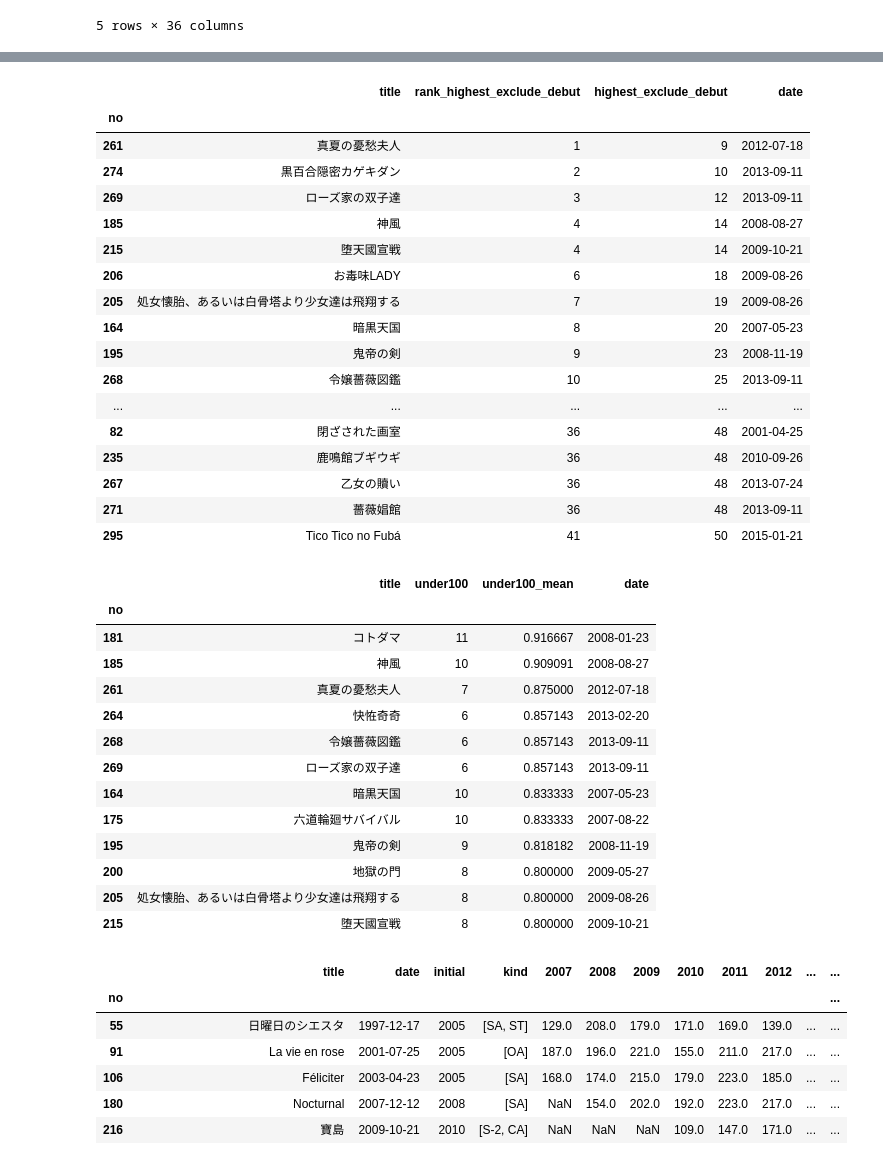
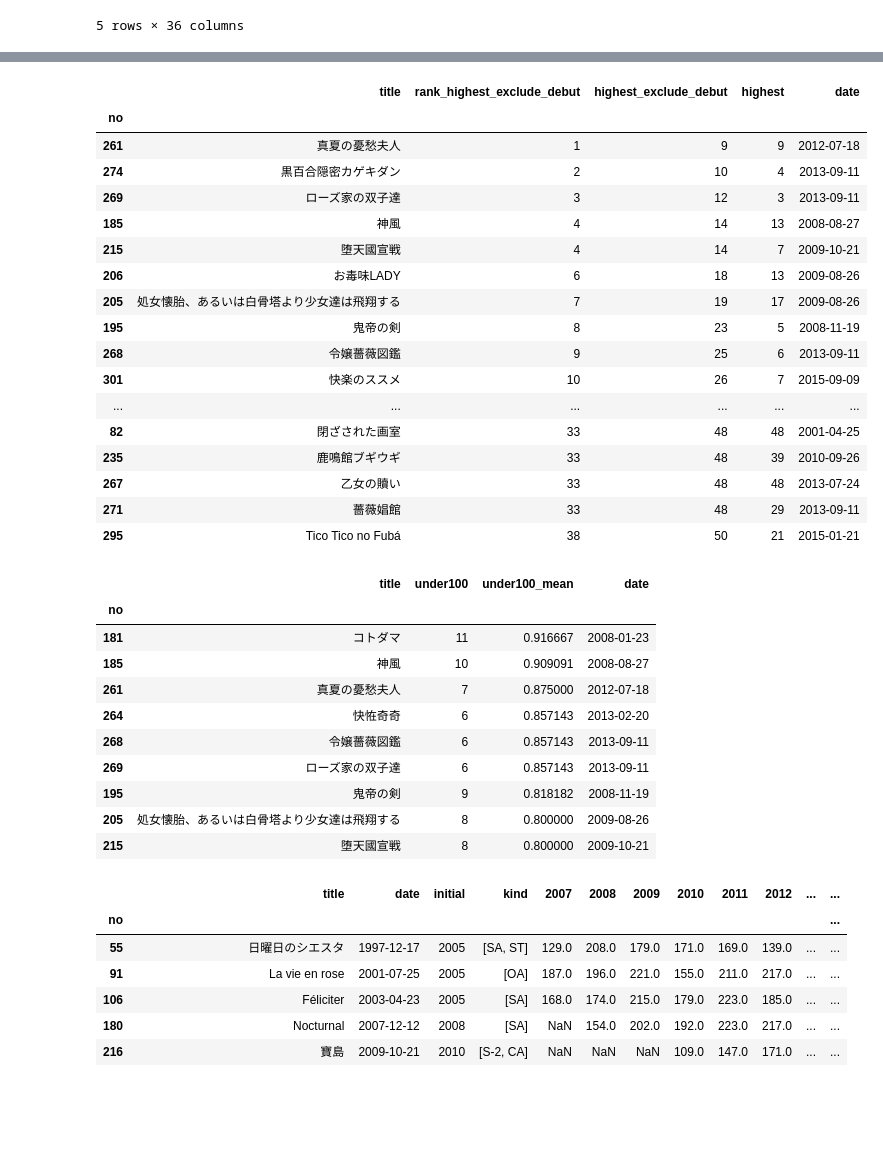
Before and after one commit to tabris913/aliran, a Jupyter notebook: aliran.ipynb, the cells around one changed output, grey strips where cells are left out. Drawn from its saved outputs; the diff is of its cells as text; code cells hidden in the pictures; blank space fills up the shorter version.

```diff
--- a/aliran.ipynb
+++ b/aliran.ipynb
@@ -6,15 +6,18 @@ import sys
 import pandas
 # %%
 # setting
-## file name
-FILENAME = './summary.json'
-WORKSNAME = './works.json'
+
+## columns
+COLUMNS_CALCED = [
+    'average_all', 'average', 'average_exclude_debut', 'highest', 'highest_exclude_debut',
+    'over30', 'over50', 'over100', 'over200', 'under30', 'under50', 'under100', 'under200', 'count_all', 'count'
+]
 COLUMNS = [
     'title', 'date', 'initial', 'kind', # '2019u',
     '2007', '2008', '2009', '2010', '2011', '2012', '2013', '2014', '2015', '2016', '2017', '2018', '2019',
-    'average_all', 'average', 'average_exclude_debut', 'highest', 'highest_exclude_debut',
-    'over30', 'over50', 'over100', 'over200', 'under30', 'under50', 'under100', 'under200', 'count_all', 'count'
-]
+] + COLUMNS_CALCED
+RECENT = '2019'
+BEFORE = '2018'
 URA = '2019'
 RANK_ALL = ['2005', '2006#1', '2006#2', '2007', '2008', '2009', '2010', '2011', '2012', '2013', '2014', '2015', '2016', '2017', '2018', '2019']
 RANK = RANK_ALL[3:]
@@ -34,6 +39,7 @@ def year_filter(value: str, initial: str, array: list, mode: str = 'ge'):
 # %%
 # read json
-with open(FILENAME, encoding='utf8') as summary_file:
+SUMMARY_PATH = './summary.json'
+with open(SUMMARY_PATH, encoding='utf8') as summary_file:
     summary = json.load(summary_file)
 # %%
 # make main dataframe
@@ -92,6 +110,7 @@ df['average'] = 0.
 df['average_exclude_debut'] = 0.
 df['highest'] = 0.
 df['highest_exclude_debut'] = 0.
+df['lowest'] = 0.
 df['over30'] = 0
 df['over50'] = 0
 df['over100'] = 0
@@ -112,6 +131,7 @@ for no in df.index:
     df.at[no, 'highest_exclude_debut'] = song[to_mean_exclude_debut].min()
     to_mean_all = list(filter(lambda y: year_filter(y, song.initial, RANK_ALL), RANK_ALL))
     df.at[no, 'highest'] = song[to_mean_all].min()
+    df.at[no, 'lowest'] = song[to_mean_all].max()
     df.at[no, 'over30'] = len(list(filter(lambda s: s > 30, song[to_mean_all].values)))
     df.at[no, 'over50'] = len(list(filter(lambda s: s > 50, song[to_mean_all].values)))
     df.at[no, 'over100'] = len(list(filter(lambda s: s > 100, song[to_mean_all].values)))
@@ -511,28 +882,28 @@ for no in average_top.index:
 # %%
 highest_top = ura.sort_values(['rank_highest_exclude_debut', 'date'], ascending=[True, True]) \
                  .query('highest_exclude_debut <= 50') \
-                 [['title', 'rank_highest_exclude_debut', 'highest_exclude_debut', 'date']].astype({'rank_highest_exclude_debut': int, 'highest_exclude_debut': int})
+                 [['title', 'rank_highest_exclude_debut', 'highest_exclude_debut', 'highest', 'date']].astype({'rank_highest_exclude_debut': int, 'highest_exclude_debut': int, 'highest': int})
 
 highest_top
 # %% [output]
-|  | title | rank_highest_exclude_debut | highest_exclude_debut | date |
-| no |  |  |  |  |
-| 261 | 真夏の憂愁夫人 | 1 | 9 | 2012-07-18 |
-| 274 | 黒百合隠密カゲキダン | 2 | 10 | 2013-09-11 |
-| 269 | ローズ家の双子達 | 3 | 12 | 2013-09-11 |
-| 185 | 神風 | 4 | 14 | 2008-08-27 |
-| 215 | 堕天國宣戦 | 4 | 14 | 2009-10-21 |
-| 206 | お毒味LADY | 6 | 18 | 2009-08-26 |
-| 205 | 処女懐胎、あるいは白骨塔より少女達は飛翔する | 7 | 19 | 2009-08-26 |
-| 164 | 暗黒天国 | 8 | 20 | 2007-05-23 |
-| 195 | 鬼帝の剣 | 9 | 23 | 2008-11-19 |
-| 268 | 令嬢薔薇図鑑 | 10 | 25 | 2013-09-11 |
-| ... | ... | ... | ... | ... |
-| 82 | 閉ざされた画室 | 36 | 48 | 2001-04-25 |
-| 235 | 鹿鳴館ブギウギ | 36 | 48 | 2010-09-26 |
-| 267 | 乙女の贖い | 36 | 48 | 2013-07-24 |
-| 271 | 薔薇娼館 | 36 | 48 | 2013-09-11 |
-| 295 | Tico Tico no Fubá | 41 | 50 | 2015-01-21 |
+|  | title | rank_highest_exclude_debut | highest_exclude_debut | highest | date |
+| no |  |  |  |  |  |
+| 261 | 真夏の憂愁夫人 | 1 | 9 | 9 | 2012-07-18 |
+| 274 | 黒百合隠密カゲキダン | 2 | 10 | 4 | 2013-09-11 |
+| 269 | ローズ家の双子達 | 3 | 12 | 3 | 2013-09-11 |
+| 185 | 神風 | 4 | 14 | 13 | 2008-08-27 |
+| 215 | 堕天國宣戦 | 4 | 14 | 7 | 2009-10-21 |
+| 206 | お毒味LADY | 6 | 18 | 13 | 2009-08-26 |
+| 205 | 処女懐胎、あるいは白骨塔より少女達は飛翔する | 7 | 19 | 17 | 2009-08-26 |
+| 195 | 鬼帝の剣 | 8 | 23 | 5 | 2008-11-19 |
+| 268 | 令嬢薔薇図鑑 | 9 | 25 | 6 | 2013-09-11 |
+| 301 | 快楽のススメ | 10 | 26 | 7 | 2015-09-09 |
+| ... | ... | ... | ... | ... | ... |
+| 82 | 閉ざされた画室 | 33 | 48 | 48 | 2001-04-25 |
+| 235 | 鹿鳴館ブギウギ | 33 | 48 | 39 | 2010-09-26 |
+| 267 | 乙女の贖い | 33 | 48 | 48 | 2013-07-24 |
+| 271 | 薔薇娼館 | 33 | 48 | 29 | 2013-09-11 |
+| 295 | Tico Tico no Fubá | 38 | 50 | 21 | 2015-01-21 |
 # %%
 tmp = ura.loc[:, :]
 tmp['under100_mean'] = tmp.under100 / tmp.count_all
@@ -548,10 +919,7 @@ tmp.sort_values(['under100_mean', 'date'], ascending=[False, True]) \
 | 264 | 快恠奇奇 | 6 | 0.857143 | 2013-02-20 |
 | 268 | 令嬢薔薇図鑑 | 6 | 0.857143 | 2013-09-11 |
 | 269 | ローズ家の双子達 | 6 | 0.857143 | 2013-09-11 |
-| 164 | 暗黒天国 | 10 | 0.833333 | 2007-05-23 |
-| 175 | 六道輪廻サバイバル | 10 | 0.833333 | 2007-08-22 |
 | 195 | 鬼帝の剣 | 9 | 0.818182 | 2008-11-19 |
-| 200 | 地獄の門 | 8 | 0.800000 | 2009-05-27 |
 | 205 | 処女懐胎、あるいは白骨塔より少女達は飛翔する | 8 | 0.800000 | 2009-08-26 |
 | 215 | 堕天國宣戦 | 8 | 0.800000 | 2009-10-21 |
 # %%
```
Also changed, not shown: parts of 78 cells of this notebook, 7 other files.
